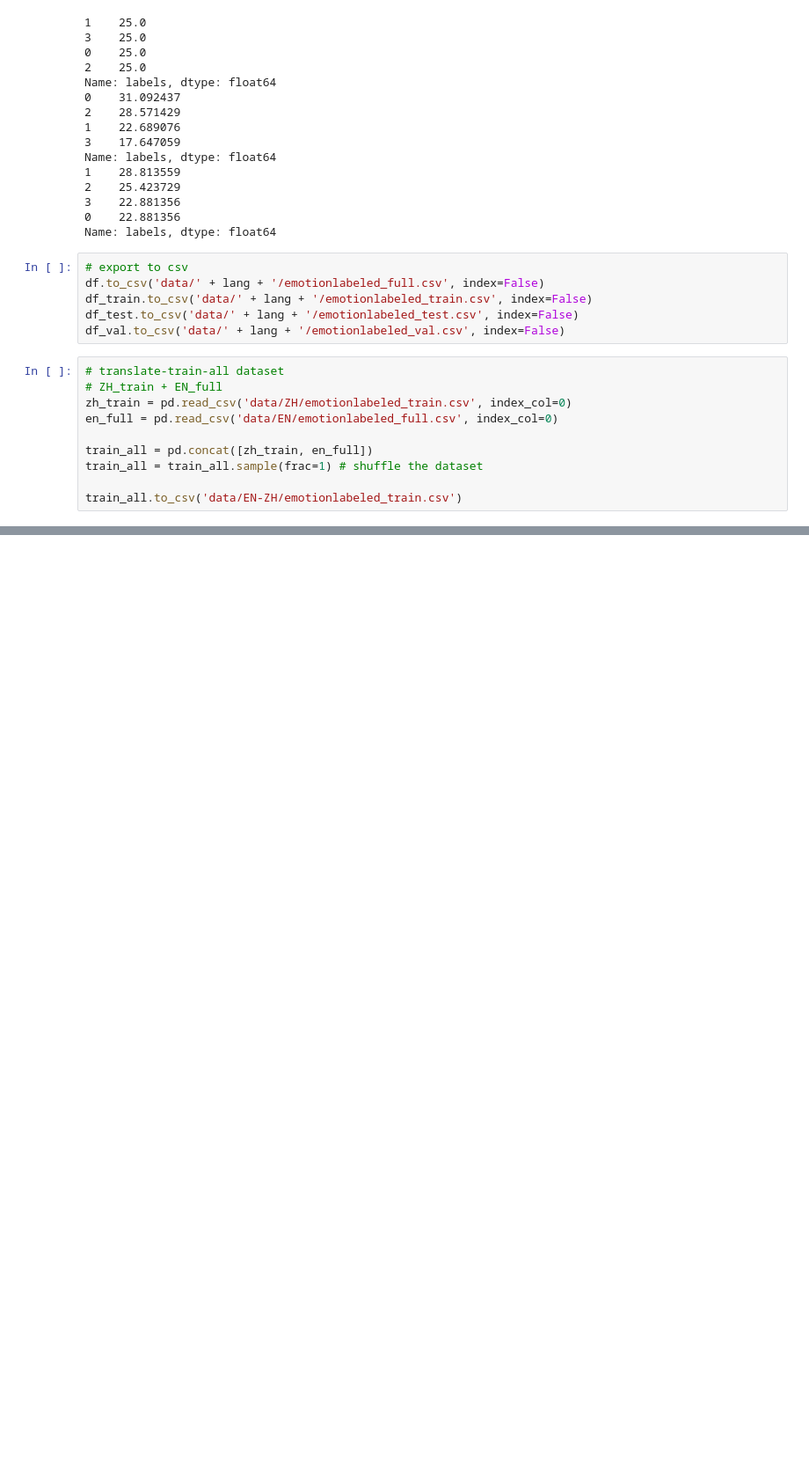
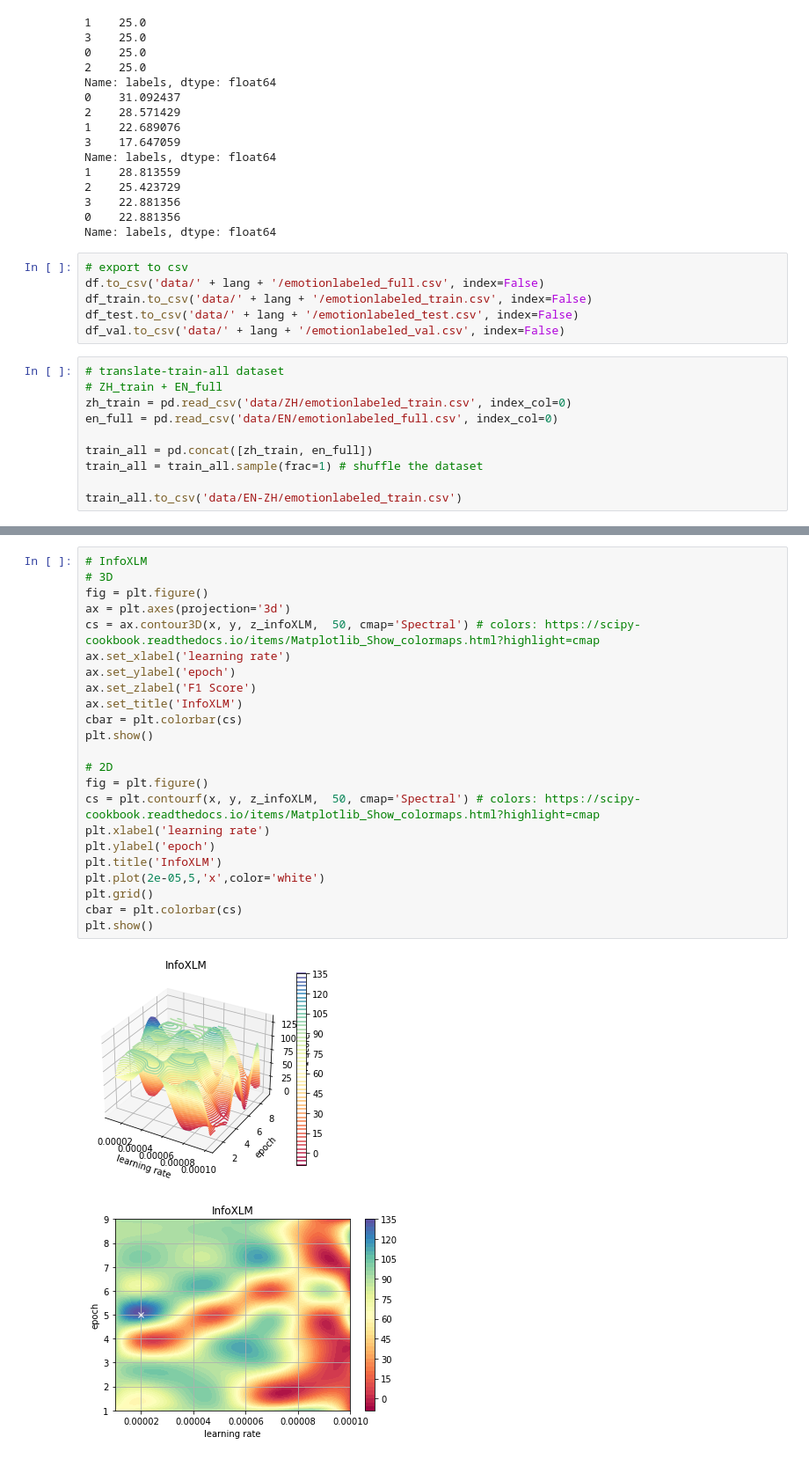
Before and after one commit to alicialawjy/multilingual-psychotherapy-chatbot, a Jupyter notebook: emotion_dataset.ipynb, the cells around one changed output, grey strips where cells are left out. Shown: that part at 88% size. Cells and saved outputs as stored; diff of their text form; blank space fills up the shorter version.

```diff
--- a/emotion_dataset.ipynb
+++ b/emotion_dataset.ipynb
@@ -120,0 +226,26 @@ train_all.to_csv('data/EN-ZH/emotionlabeled_train.csv')
+# %%
+# InfoXLM
+# 3D
+fig = plt.figure()
+ax = plt.axes(projection='3d')
+cs = ax.contour3D(x, y, z_infoXLM,  50, cmap='Spectral') # colors: https://scipy-cookbook.readthedocs.io/items/Matplotlib_Show_colormaps.html?highlight=cmap
+ax.set_xlabel('learning rate')
+ax.set_ylabel('epoch')
+ax.set_zlabel('F1 Score')
+ax.set_title('InfoXLM')
+cbar = plt.colorbar(cs)
+plt.show()
+
+# 2D
+fig = plt.figure()
+cs = plt.contourf(x, y, z_infoXLM,  50, cmap='Spectral') # colors: https://scipy-cookbook.readthedocs.io/items/Matplotlib_Show_colormaps.html?highlight=cmap
+plt.xlabel('learning rate')
+plt.ylabel('epoch')
+plt.title('InfoXLM')
+plt.plot(2e-05,5,'x',color='white')
+plt.grid()
+cbar = plt.colorbar(cs)
+plt.show()
+# %% [output]
+[figure, added]
+[figure, added]
```
Also changed, not shown: parts of 4 cells of this notebook, 1 other file.
